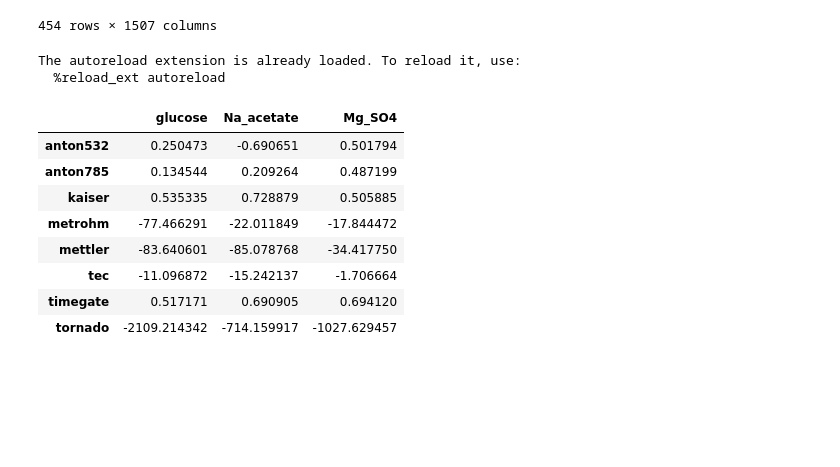
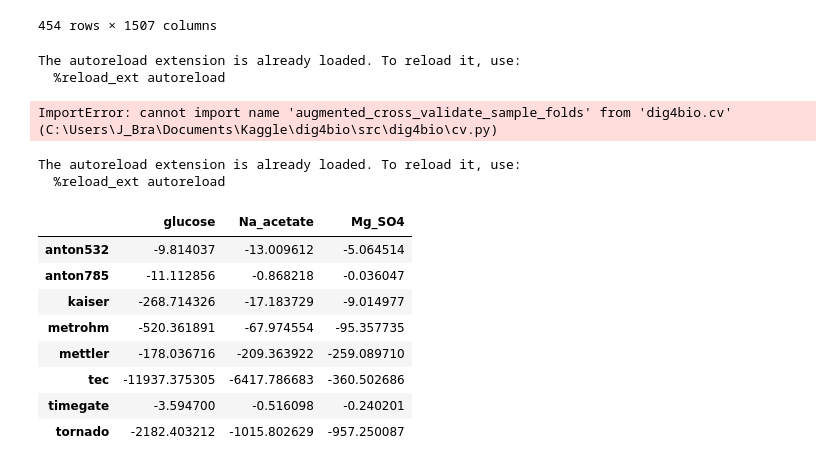
Before and after one commit to J-Brannigan/dig4bio, a Jupyter notebook: notebooks/04_cv_implementation.ipynb, the cells around one changed output. Cells and saved outputs as stored; diff of their text form; code cells hidden in the pictures; blank space fills up the shorter version.

```diff
--- a/notebooks/04_cv_implementation.ipynb
+++ b/notebooks/04_cv_implementation.ipynb
@@ -317,9 +320,9 @@ source_df.loc[mask]
 %load_ext autoreload
 %autoreload 2
 from dig4bio.io import read_raman_file
-from dig4bio.cv import augmented_cross_validate
+from dig4bio.cv import cross_validate_sample_folds
 from dig4bio.constants import FINGERPRINT_GRID, LABEL_COLUMNS
-from dig4bio.models import calibrated_transfer_model_factory
+from dig4bio.models import create_model_factory
 from sklearn.linear_model import LinearRegression
 
 source_devices_df = read_raman_file('source_datasets',level='processed',subfolder='source_grid_fingerprint_linear')
@@ -327,12 +330,12 @@ source_devices_df = read_raman_file('source_datasets',level='processed',subfolde
 source_devices_all = source_devices_df['device'].unique().tolist()
 fold_idxs_all = source_devices_df['fold_idx'].unique().tolist()
 
-model_factory = calibrated_transfer_model_factory(
+model_factory = create_model_factory(
     prediction_model= LinearRegression(),
     calibration_model= LinearRegression()
 )
 
-device_scores = augmented_cross_validate(
+device_scores = cross_validate_sample_folds(
     df = source_devices_df,
     wavenumber_columns = FINGERPRINT_GRID.astype(str),
     label_columns = LABEL_COLUMNS,
@@ -343,12 +346,37 @@ display(pd.DataFrame(device_scores).T)
 # %% [output]
 The autoreload extension is already loaded. To reload it, use:
   %reload_ext autoreload
-|  | glucose | Na_acetate | Mg_SO4 |
-| anton532 | 0.250473 | -0.690651 | 0.501794 |
-| anton785 | 0.134544 | 0.209264 | 0.487199 |
-| kaiser | 0.535335 | 0.728879 | 0.505885 |
-| metrohm | -77.466291 | -22.011849 | -17.844472 |
-| mettler | -83.640601 | -85.078768 | -34.417750 |
-| tec | -11.096872 | -15.242137 | -1.706664 |
-| timegate | 0.517171 | 0.690905 | 0.694120 |
-| tornado | -2109.214342 | -714.159917 | -1027.629457 |
+ImportError: cannot import name 'augmented_cross_validate_sample_folds' from 'dig4bio.cv' (C:\Users\J_Bra\Documents\Kaggle\dig4bio\src\dig4bio\cv.py)
+# %%
+%load_ext autoreload
+%autoreload 2
+from dig4bio.cv import cross_validate_sample_folds
+from dig4bio.constants import FINGERPRINT_GRID, LABEL_COLUMNS
+from dig4bio.models import create_model_factory
+from sklearn.linear_model import LinearRegression
+
+model_factory = create_model_factory(
+    prediction_model= LinearRegression()
+)
+
+device_scores = cross_validate_sample_folds(
+    df = source_devices_df,
+    wavenumber_columns = FINGERPRINT_GRID.astype(str),
+    label_columns = LABEL_COLUMNS,
+    model_factory = model_factory,
+    calibrate = False
+)
+
+display(pd.DataFrame(device_scores).T)
+# %% [output]
+The autoreload extension is already loaded. To reload it, use:
+  %reload_ext autoreload
+|  | glucose | Na_acetate | Mg_SO4 |
+| anton532 | -9.814037 | -13.009612 | -5.064514 |
+| anton785 | -11.112856 | -0.868218 | -0.036047 |
+| kaiser | -268.714326 | -17.183729 | -9.014977 |
+| metrohm | -520.361891 | -67.974554 | -95.357735 |
+| mettler | -178.036716 | -209.363922 | -259.089710 |
+| tec | -11937.375305 | -6417.786683 | -360.502686 |
+| timegate | -3.594700 | -0.516098 | -0.240201 |
+| tornado | -2182.403212 | -1015.802629 | -957.250087 |
```
Also changed, not shown: parts of 1 cell of this notebook, 3 other files.
